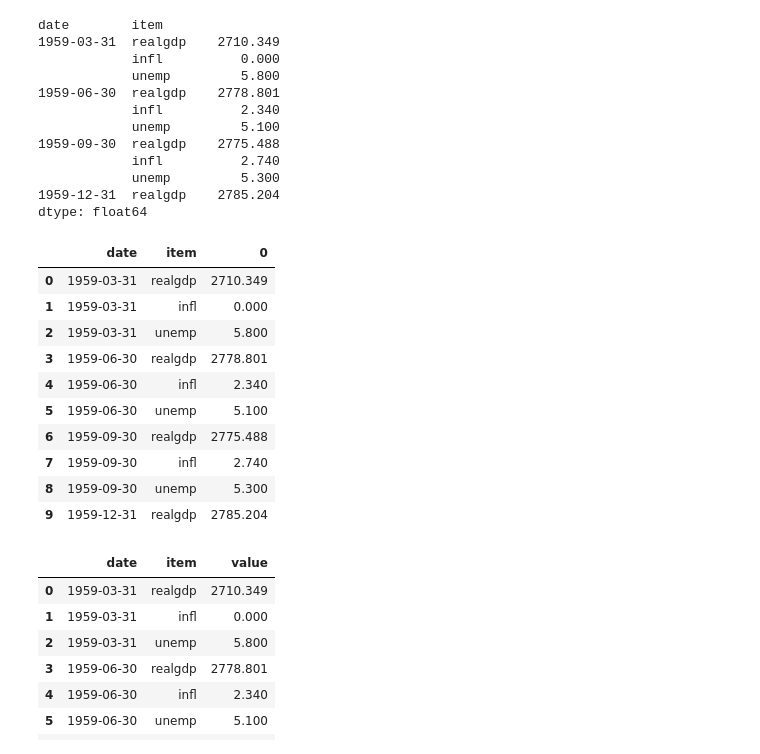
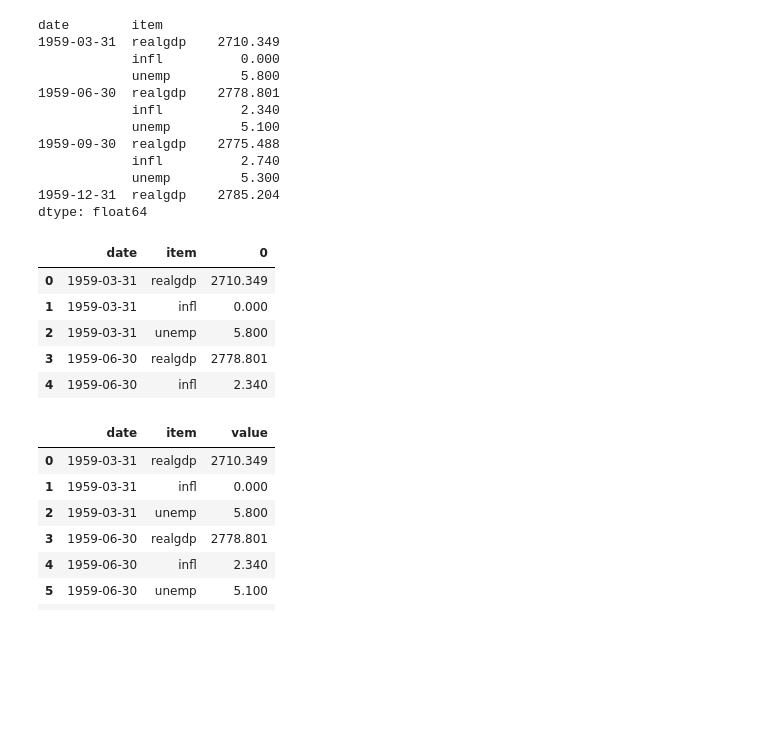
Before and after one commit to smileschen/2018-fa-stats131, a Jupyter notebook: 05-03.ipynb, the cells around one changed output. Cells and saved outputs as stored; diff of their text form; code cells hidden in the pictures; blank space fills up the shorter version.

```diff
--- a/05-03.ipynb
+++ b/05-03.ipynb
@@ -327,17 +351,13 @@ date        item
 1959-12-31  realgdp    2785.204
 dtype: float64
 # %%
-data.stack().reset_index().head(10)  # calling reset index turns the current index into a new column and creates a new index
+data.stack().reset_index().head()
+# calling reset index turns the current index into a new column and creates a new index
 # %% [output]
 |  | date | item | 0 |
 | 0 | 1959-03-31 | realgdp | 2710.349 |
 | 1 | 1959-03-31 | infl | 0.000 |
 | 2 | 1959-03-31 | unemp | 5.800 |
 | 3 | 1959-06-30 | realgdp | 2778.801 |
 | 4 | 1959-06-30 | infl | 2.340 |
-| 5 | 1959-06-30 | unemp | 5.100 |
-| 6 | 1959-09-30 | realgdp | 2775.488 |
-| 7 | 1959-09-30 | infl | 2.740 |
-| 8 | 1959-09-30 | unemp | 5.300 |
-| 9 | 1959-12-31 | realgdp | 2785.204 |
 # %%
```
Also changed, not shown: parts of 22 cells of this notebook.
